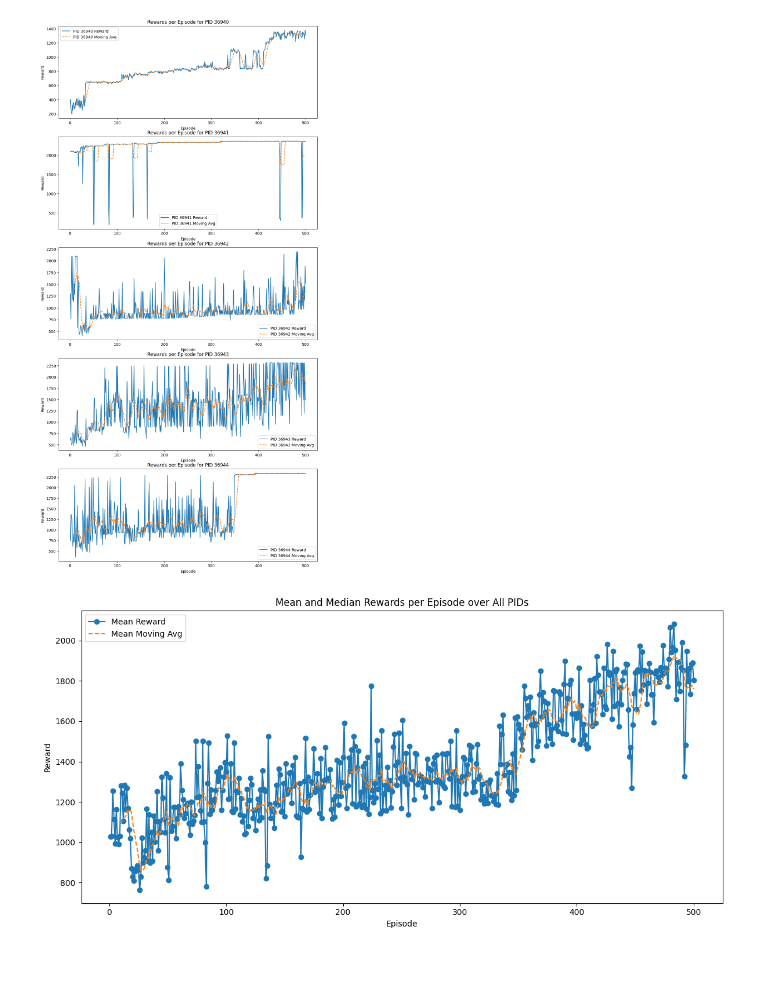
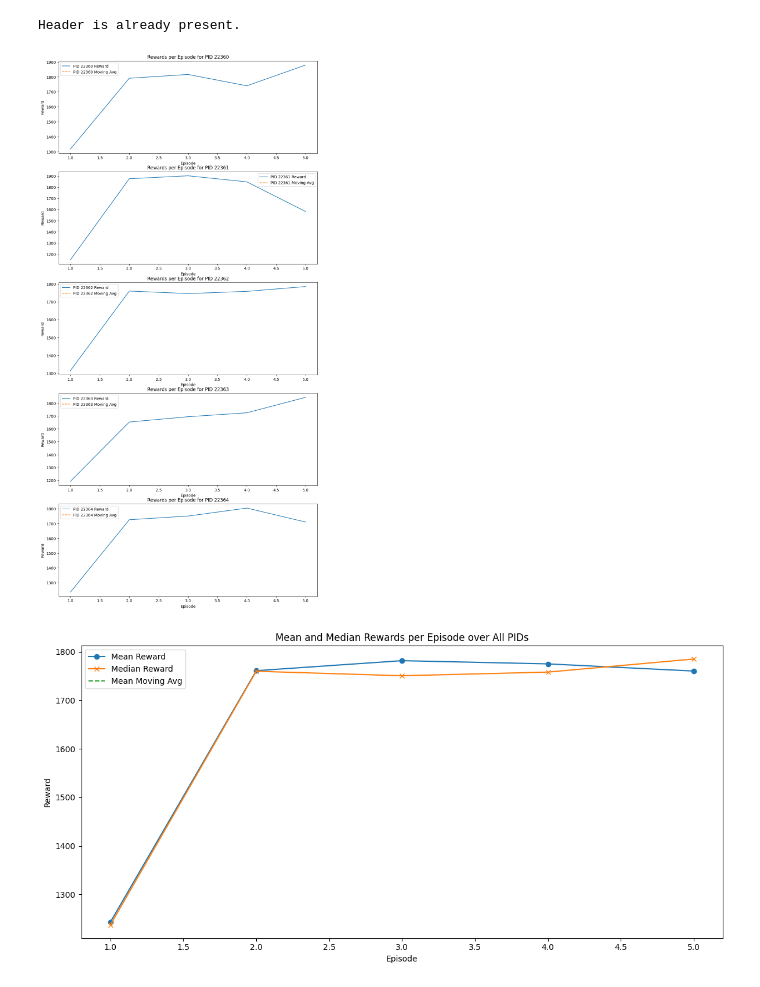
Before and after one commit to faridsaidani/RL-Highway-Ramp-metering, a Jupyter notebook: analyze.ipynb, the cells around one changed output. Drawn from its saved outputs; the diff is of its cells as text; code cells hidden in the pictures.

Commit message:
added checkpoint for dqn

```diff
--- a/analyze.ipynb
+++ b/analyze.ipynb
@@ -1,11 +1,37 @@
 # %%
 import pandas as pd
 import matplotlib.pyplot as plt
+import csv
 
 def calculate_moving_average(data, window_size=10):
     return data.rolling(window=window_size).mean()
 
+def add_header_if_missing(file_path, header):
+    with open(file_path, 'r') as file:
+        reader = csv.reader(file)
+        first_row = next(reader)
+
+        # Check if the first row is the header
+        if first_row != header:
+            # Read the rest of the file
+            rest_of_file = list(reader)
+
+            # Write the header and the rest of the file back
+            with open(file_path, 'w', newline='') as file:
+                writer = csv.writer(file)
+                writer.writerow(header)
+                writer.writerow(first_row)  # Write the first row as data
+                writer.writerows(rest_of_file)
+        else:
+            print("Header is already present.")
+
 def analyze_rewards(csv_file):
+    # Define the expected header
+    header = ['PID', 'Episode', 'Reward']
+
+    # Verify if the file has a header, if not, add it
+    add_header_if_missing(csv_file, header)
+
     # Read the CSV file
     df = pd.read_csv(csv_file)
 
@@ -26,34 +52,35 @@ def analyze_rewards(csv_file):
     if num_pids == 1:
         axes = [axes]
 
     for i, pid in enumerate(grouped_by_pid['PID'].unique()):
         pid_data = grouped_by_pid[grouped_by_pid['PID'] == pid]
 
         axes[i].plot(pid_data['Episode'], pid_data['Reward'], label=f'PID {pid} Reward')
         axes[i].plot(pid_data['Episode'], pid_data['Moving_Avg'], label=f'PID {pid} Moving Avg', linestyle='--')
 
         axes[i].set_title(f'Rewards per Episode for PID {pid}')
         axes[i].set_xlabel('Episode')
         axes[i].set_ylabel('Reward')
         axes[i].legend()
 
     # Plot mean and median rewards over all PIDs in a separate figure
     fig, ax = plt.subplots(figsize=(12, 6))
     ax.plot(grouped_by_episode['Episode'], grouped_by_episode['mean'], label='Mean Reward', marker='o')
-    # ax.plot(grouped_by_episode['Episode'], grouped_by_episode['median'], label='Median Reward', marker='x')
+    ax.plot(grouped_by_episode['Episode'], grouped_by_episode['median'], label='Median Reward', marker='x')
     ax.plot(grouped_by_episode['Episode'], grouped_by_episode['Moving_Avg'], label='Mean Moving Avg', linestyle='--')
 
     ax.set_title('Mean and Median Rewards per Episode over All PIDs')
     ax.set_xlabel('Episode')
     ax.set_ylabel('Reward')
     ax.legend()
 
     plt.tight_layout()
     plt.show()
 
 # Example usage
 if __name__ == "__main__":
-    analyze_rewards('episode_rewards.csv')
+    analyze_rewards('DQN-runs/run_27_12_04_53_1000/data/episode_rewards.csv')
 # %% [output]
+Header is already present.
-[figure, old version]
+[figure, new version]
-[figure, old version]
+[figure, new version]
```
Also changed, not shown: 2 other files.
